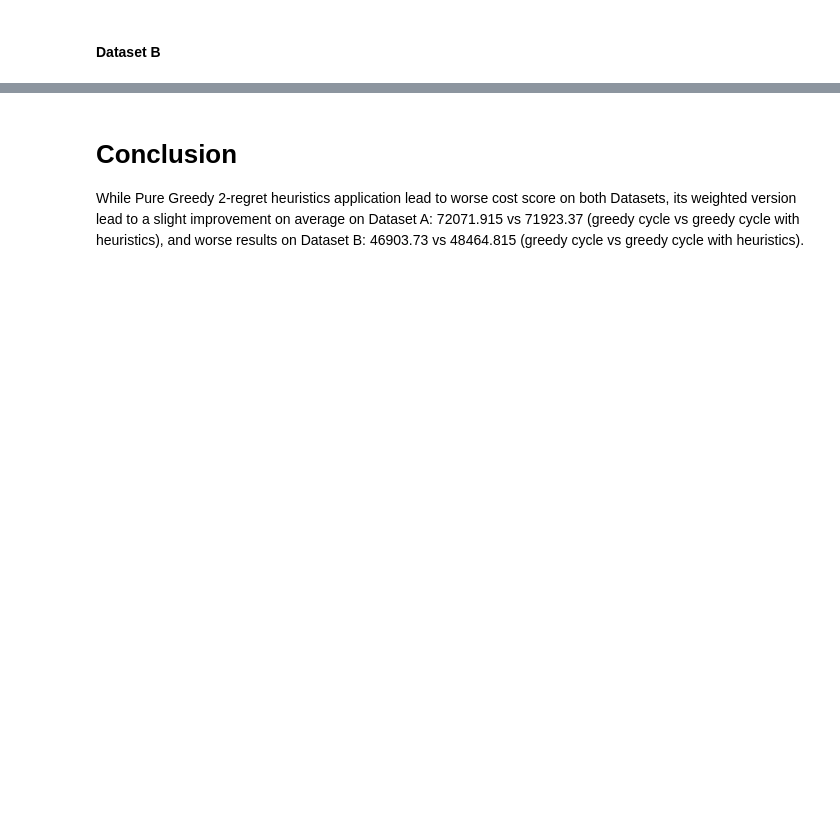
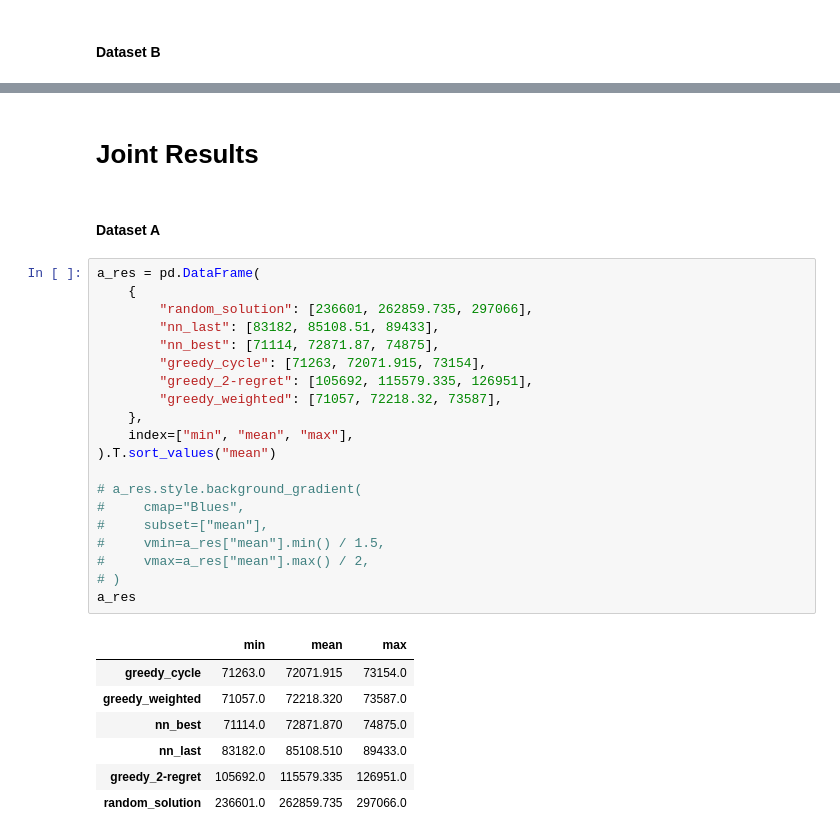
Before and after one commit to TheodorePtr/put-evolutionary-computations, a Jupyter notebook: notebooks/02-greedy-regret-heuristics.ipynb, the cells around one changed output, grey strips where cells are left out. Drawn from its saved outputs; the diff is of its cells as text; blank space fills up the shorter version.

```diff
--- a/notebooks/02-greedy-regret-heuristics.ipynb
+++ b/notebooks/02-greedy-regret-heuristics.ipynb
@@ -268,4 +213,32 @@ perform_experiment(
-# %% [markdown]
-# Conclusion
-
-While Pure Greedy 2-regret heuristics application lead to worse cost score on both Datasets, its weighted version lead to a slight improvement on average on Dataset A: 72071.915 vs 71923.37 (greedy cycle vs greedy cycle with heuristics), and worse results on Dataset B: 46903.73 vs 48464.815 (greedy cycle vs greedy cycle with heuristics).
+# %% [markdown]
+# Joint Results
+# %% [markdown]
+#### Dataset A
+# %%
+a_res = pd.DataFrame(
+    {
+        "random_solution": [236601, 262859.735, 297066],
+        "nn_last": [83182, 85108.51, 89433],
+        "nn_best": [71114, 72871.87, 74875],
+        "greedy_cycle": [71263, 72071.915, 73154],
+        "greedy_2-regret": [105692, 115579.335, 126951],
+        "greedy_weighted": [71057, 72218.32, 73587],
+    },
+    index=["min", "mean", "max"],
+).T.sort_values("mean")
+
+# a_res.style.background_gradient(
+#     cmap="Blues",
+#     subset=["mean"],
+#     vmin=a_res["mean"].min() / 1.5,
+#     vmax=a_res["mean"].max() / 2,
+# )
+a_res
+# %% [output]
+|  | min | mean | max |
+| greedy_cycle | 71263.0 | 72071.915 | 73154.0 |
+| greedy_weighted | 71057.0 | 72218.320 | 73587.0 |
+| nn_best | 71114.0 | 72871.870 | 74875.0 |
+| nn_last | 83182.0 | 85108.510 | 89433.0 |
+| greedy_2-regret | 105692.0 | 115579.335 | 126951.0 |
+| random_solution | 236601.0 | 262859.735 | 297066.0 |
```
Also changed, not shown: parts of 30 cells of this notebook, 2 other files.
